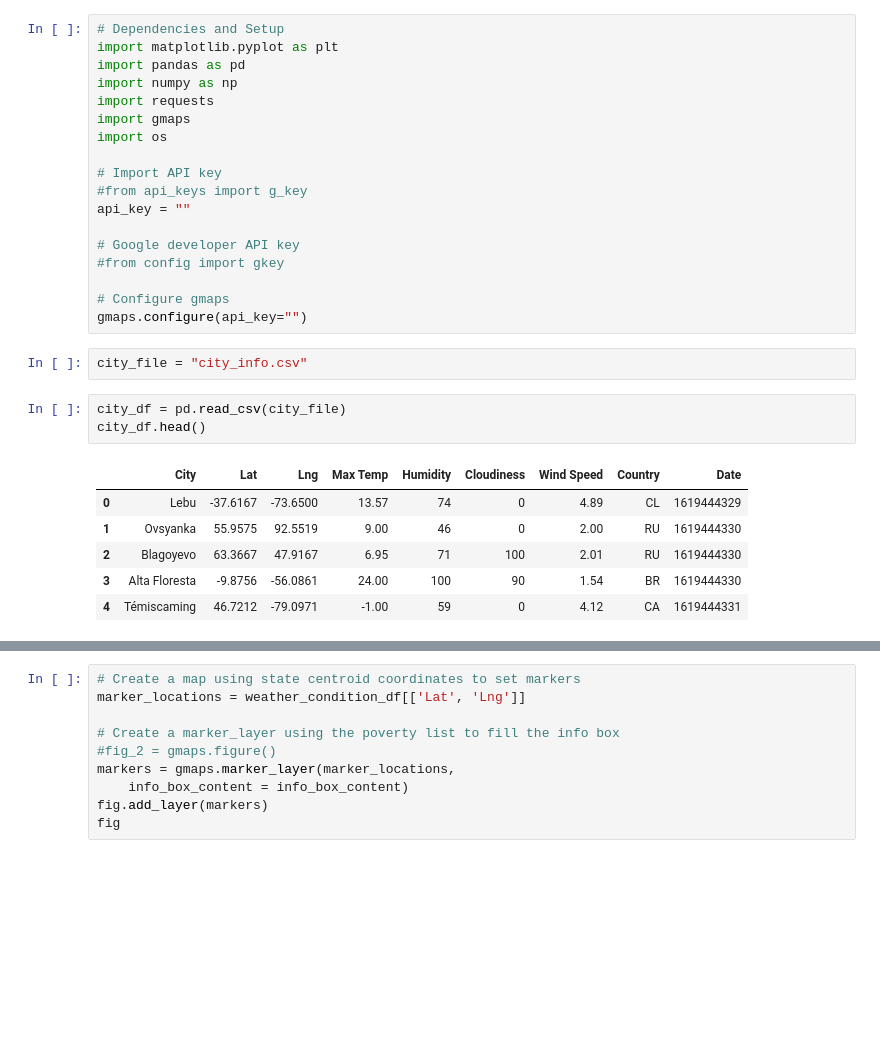
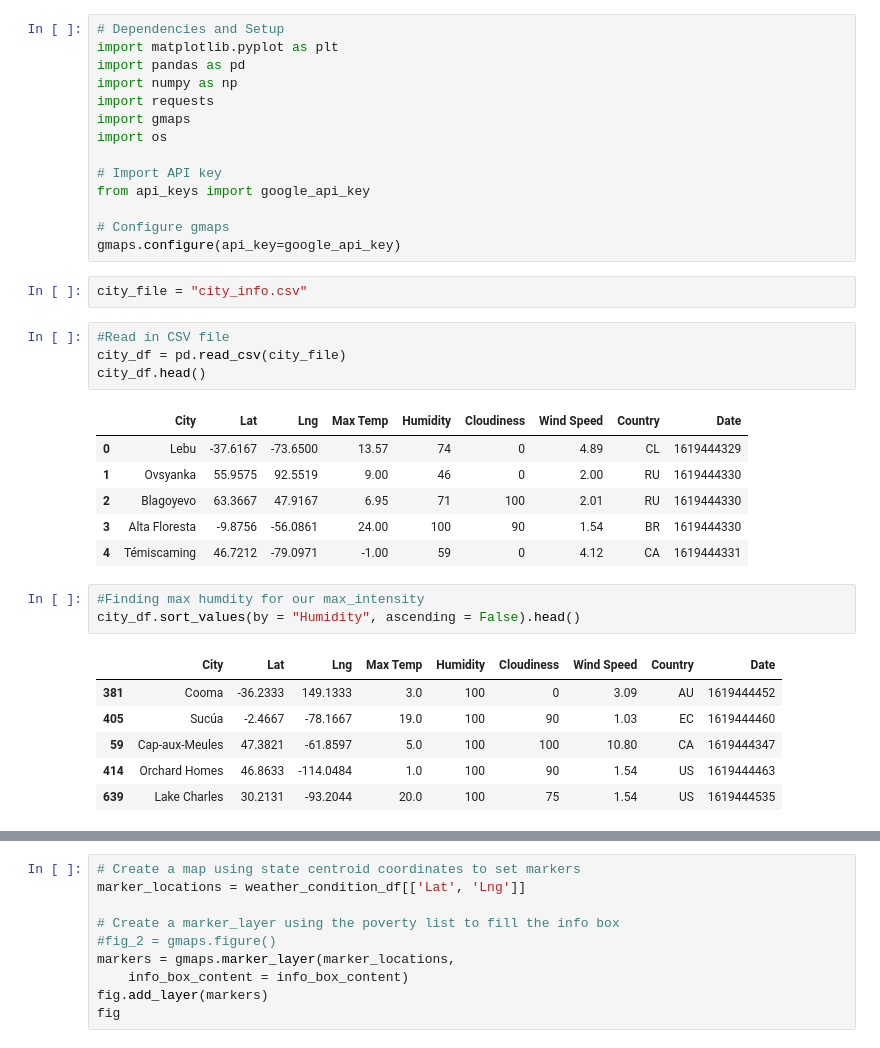
Before and after one commit to carolinelarry/homework_python_apis, a Jupyter notebook: VacationPy.ipynb, the cells around one changed output, grey strips where cells are left out. Saved outputs shown, nothing was run; the diff lists cells and outputs as text; blank space fills up the shorter version.

```diff
--- a/VacationPy.ipynb
+++ b/VacationPy.ipynb
@@ -8,17 +8,14 @@ import gmaps
 import os
 
 # Import API key
-#from api_keys import g_key
-api_key = ""
-
-# Google developer API key
-#from config import gkey
+from api_keys import google_api_key
 
 # Configure gmaps
-gmaps.configure(api_key="")
+gmaps.configure(api_key=google_api_key)
 # %%
 city_file = "city_info.csv"
 # %%
+#Read in CSV file
 city_df = pd.read_csv(city_file)
 city_df.head()
 # %% [output]
@@ -28,6 +25,16 @@ city_df.head()
 | 2 | Blagoyevo | 63.3667 | 47.9167 | 6.95 | 71 | 100 | 2.01 | RU | 1619444330 |
 | 3 | Alta Floresta | -9.8756 | -56.0861 | 24.00 | 100 | 90 | 1.54 | BR | 1619444330 |
 | 4 | Témiscaming | 46.7212 | -79.0971 | -1.00 | 59 | 0 | 4.12 | CA | 1619444331 |
+# %%
+#Finding max humdity for our max_intensity
+city_df.sort_values(by = "Humidity", ascending = False).head()
+# %% [output]
+|  | City | Lat | Lng | Max Temp | Humidity | Cloudiness | Wind Speed | Country | Date |
+| 381 | Cooma | -36.2333 | 149.1333 | 3.0 | 100 | 0 | 3.09 | AU | 1619444452 |
+| 405 | Sucúa | -2.4667 | -78.1667 | 19.0 | 100 | 90 | 1.03 | EC | 1619444460 |
+| 59 | Cap-aux-Meules | 47.3821 | -61.8597 | 5.0 | 100 | 100 | 10.80 | CA | 1619444347 |
+| 414 | Orchard Homes | 46.8633 | -114.0484 | 1.0 | 100 | 90 | 1.54 | US | 1619444463 |
+| 639 | Lake Charles | 30.2131 | -93.2044 | 20.0 | 100 | 75 | 1.54 | US | 1619444535 |
 # %%
 # Store latitude and longitude in locations
 locations = city_df[["Lat", "Lng"]]
```
Also changed, not shown: parts of 7 cells of this notebook, 14 other files.
